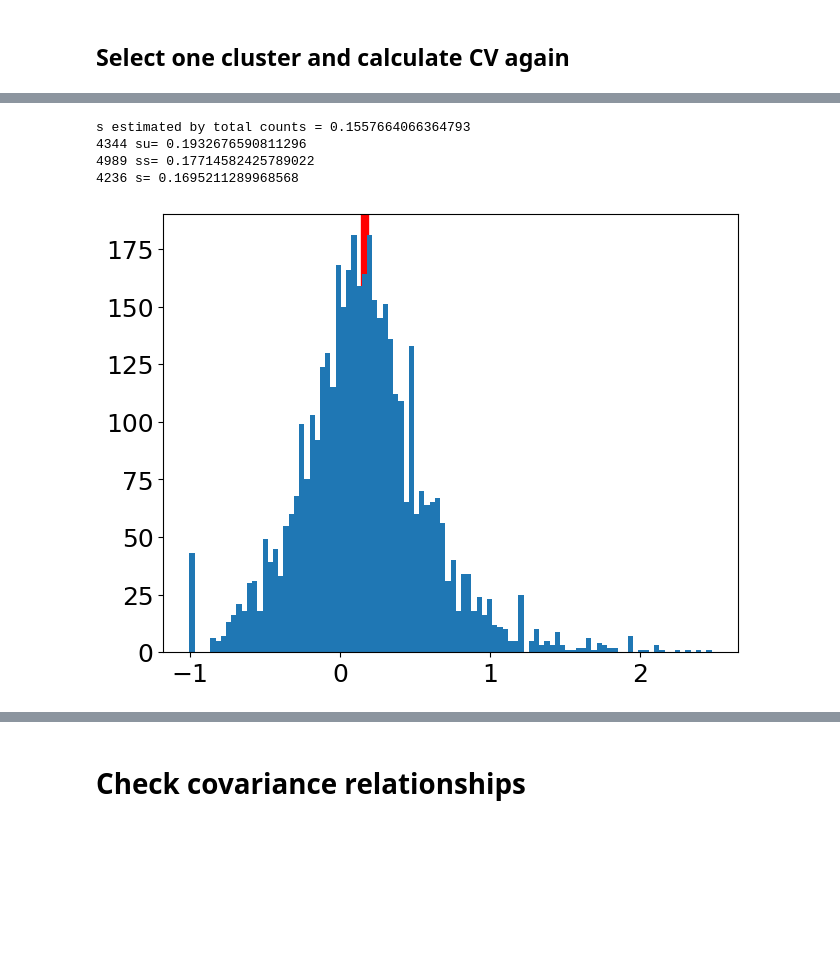
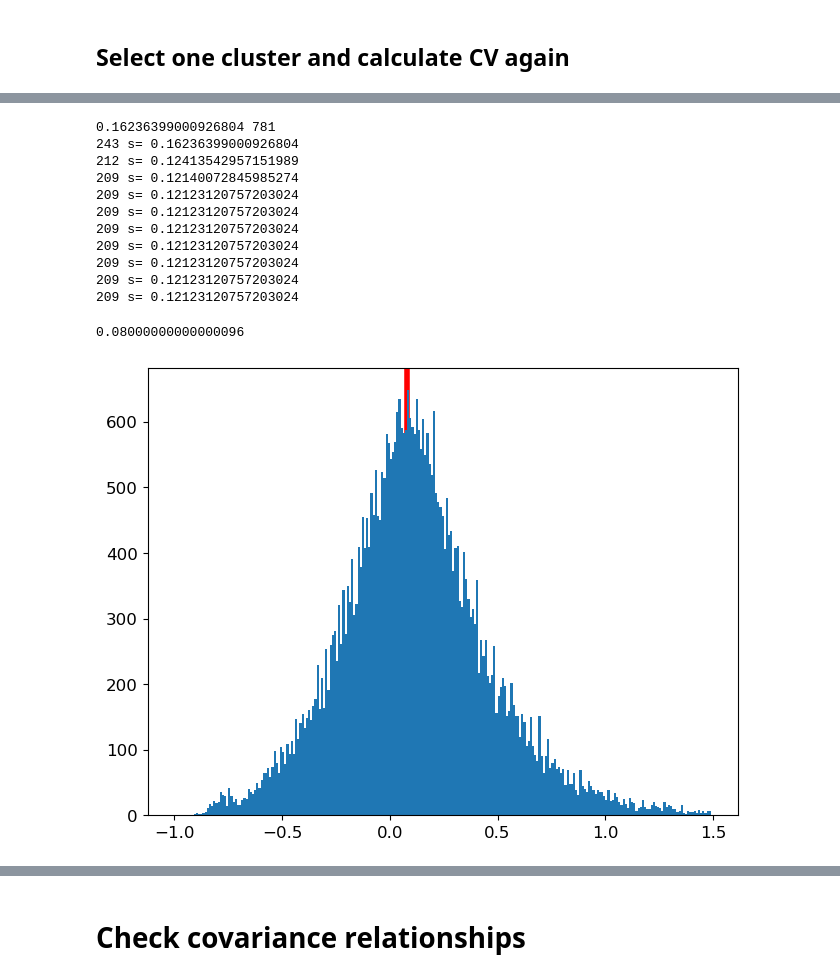
Before and after one commit to meichenfang/FP_2025, a Jupyter notebook: CITE-seq.ipynb, the cells around one changed output, grey strips where cells are left out. Cells and saved outputs as stored; diff of their text form; code cells hidden in the pictures; blank space fills up the shorter version.

```diff
--- a/CITE-seq.ipynb
+++ b/CITE-seq.ipynb
@@ -227,3 +227,3 @@ print(adata.layers['unspliced'].toarray().mean(),adata.layers['spliced'].toarray
 # %%
-su, ss, sp = estimate_s(adata)
+estimate_s(adata,layers=["unspliced","unspliced"],min_mean=0.1)
 # %% [output]
@@ -321,8 +379,16 @@ View of AnnData object with n_obs × n_vars = 340 × 33694
 # %%
-su, ss, sp = estimate_s(adata)
+estimate_s(N1=adata.layers["unspliced"].toarray(),N2=adata.layers["spliced"].toarray(),min_mean=0.1)
 # %% [output]
-s estimated by total counts = 0.1557664066364793
-4344 su= 0.1932676590811296
-4989 ss= 0.17714582425789022
-4236 s= 0.1695211289968568
+0.16236399000926804 781
+243 s= 0.16236399000926804
+212 s= 0.12413542957151989
+209 s= 0.12140072845985274
+209 s= 0.12123120757203024
+209 s= 0.12123120757203024
+209 s= 0.12123120757203024
+209 s= 0.12123120757203024
+209 s= 0.12123120757203024
+209 s= 0.12123120757203024
+209 s= 0.12123120757203024
+0.08000000000000096
-[figure, old version]
+[figure, new version]
```
Also changed, not shown: parts of 29 cells of this notebook, 6 other files.
